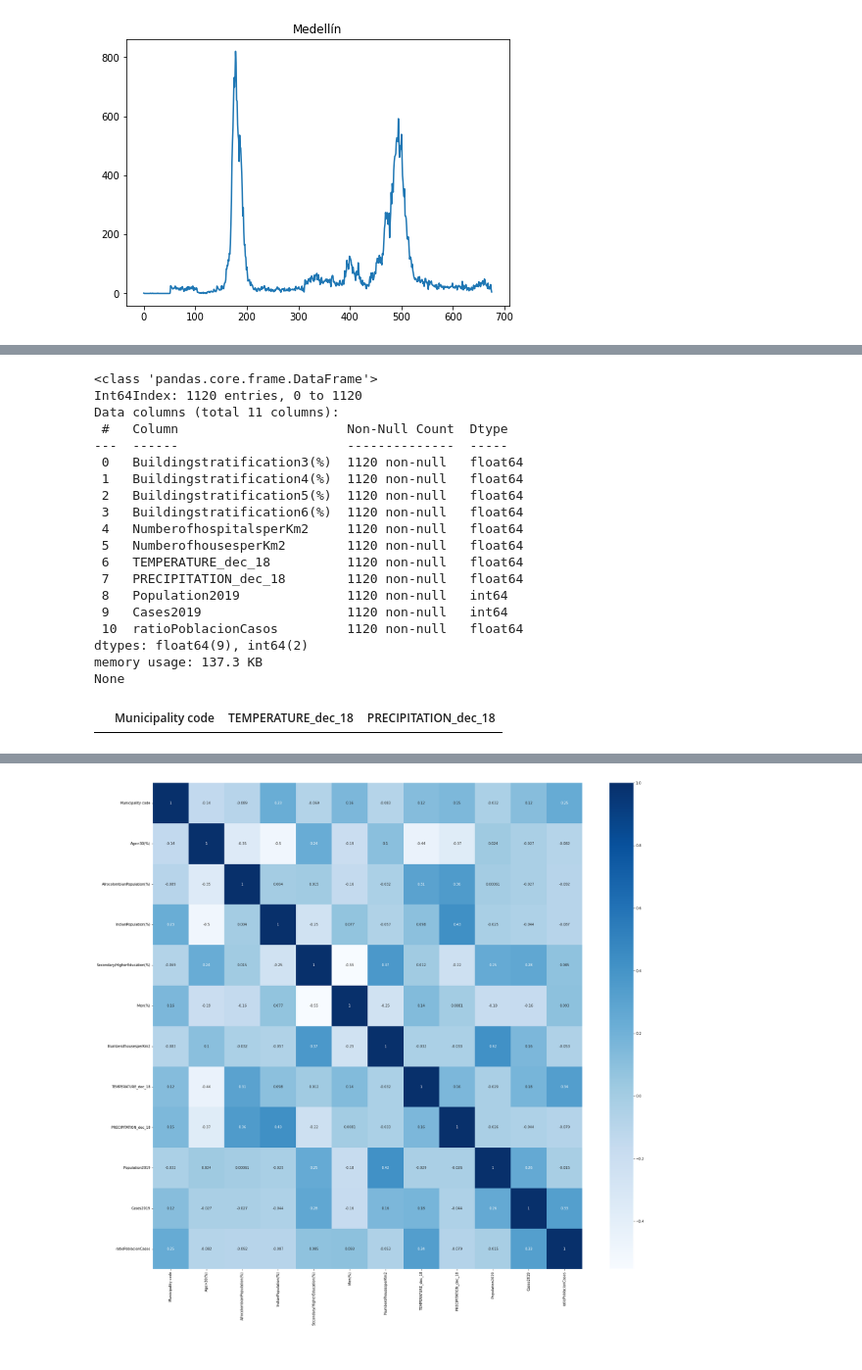
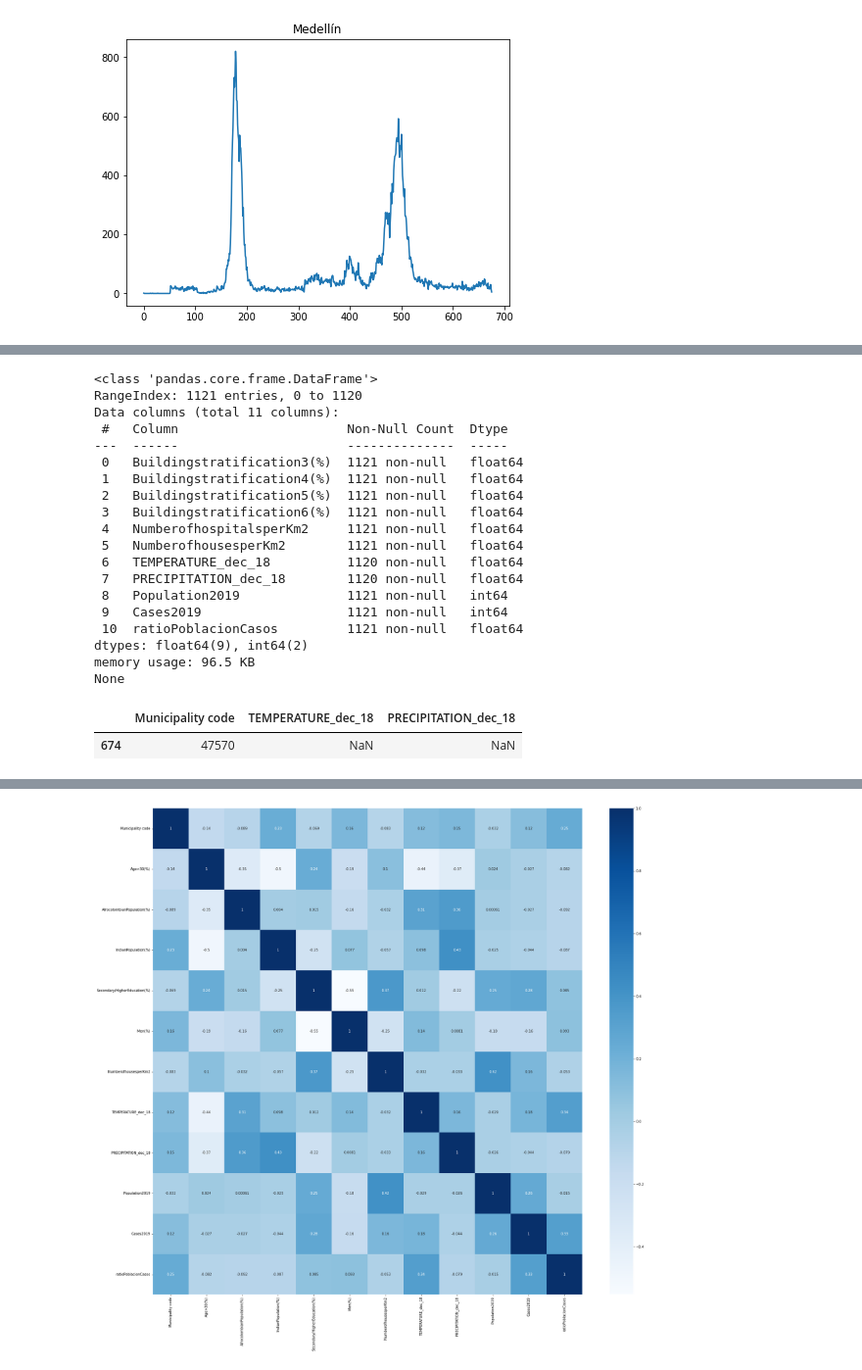
Before and after one commit to freddy120/MIAD_no_supervisado_project, a Jupyter notebook: notebook/DBSCAN.ipynb, the cells around one changed output, grey strips where cells are left out. Shown at 98% size. Drawn from its saved outputs; the diff is of its cells as text; code cells hidden in the pictures.

```diff
--- a/notebook/DBSCAN.ipynb
+++ b/notebook/DBSCAN.ipynb
@@ -74,6 +47,3 @@ dengue_df[dengue_df.isnull().any(axis=1)]
 |  | Municipality code | Municipality | Population2007 | Population2008 | Population2009 | Population2010 | ... |
 | 674 | 47570 | Puebloviejo | 25985 | 26261 | 26557 | 26828 | ... |
 1 rows × 1017 columns
-# %%
-dengue_df = dengue_df.dropna()
-dengue_df.shape
@@ -249,35 +188,37 @@ memory usage: 207.3 KB
 print(reducidaini.iloc[:,19:].info())
 # %% [output]
 <class 'pandas.core.frame.DataFrame'>
-Int64Index: 1120 entries, 0 to 1120
+RangeIndex: 1121 entries, 0 to 1120
 Data columns (total 11 columns):
  #   Column                      Non-Null Count  Dtype
 ---  ------                      --------------  -----
- 0   Buildingstratification3(%)  1120 non-null   float64
- 1   Buildingstratification4(%)  1120 non-null   float64
- 2   Buildingstratification5(%)  1120 non-null   float64
- 3   Buildingstratification6(%)  1120 non-null   float64
- 4   NumberofhospitalsperKm2     1120 non-null   float64
- 5   NumberofhousesperKm2        1120 non-null   float64
+ 0   Buildingstratification3(%)  1121 non-null   float64
+ 1   Buildingstratification4(%)  1121 non-null   float64
+ 2   Buildingstratification5(%)  1121 non-null   float64
+ 3   Buildingstratification6(%)  1121 non-null   float64
+ 4   NumberofhospitalsperKm2     1121 non-null   float64
+ 5   NumberofhousesperKm2        1121 non-null   float64
  6   TEMPERATURE_dec_18          1120 non-null   float64
  7   PRECIPITATION_dec_18        1120 non-null   float64
- 8   Population2019              1120 non-null   int64
- 9   Cases2019                   1120 non-null   int64
- 10  ratioPoblacionCasos         1120 non-null   float64
+ 8   Population2019              1121 non-null   int64
+ 9   Cases2019                   1121 non-null   int64
+ 10  ratioPoblacionCasos         1121 non-null   float64
 dtypes: float64(9), int64(2)
-memory usage: 137.3 KB
+memory usage: 96.5 KB
 None
 # %%
 from asyncio.windows_events import NULL
 from cmath import nan
 
 valoresNulos=reducida[np.isnan(reducida['TEMPERATURE_dec_18']) | np.isnan(reducida['PRECIPITATION_dec_18'])][['Municipality code','TEMPERATURE_dec_18','PRECIPITATION_dec_18']]
 display(valoresNulos)
 
 reducidalimpia=reducida[reducida['Municipality code']!=47570]
+reducidainilimpia=reducidaini[reducidaini['Municipality code']!=47570]
 reducidalimpia.describe()
 # %% [output]
 |  | Municipality code | TEMPERATURE_dec_18 | PRECIPITATION_dec_18 |
+| 674 | 47570 | NaN | NaN |
 |  | Municipality code | Age>30(%) | AfrocolombianPopulation(%) | IndianPopulation(%) | Secondary/HigherEducation(%) | ... |
 | count | 1120.000000 | 1120.000000 | 1120.000000 | 1120.000000 | 1120.000000 | ... |
 | mean | 38658.553571 | 50.217250 | 7.052393 | 7.360429 | 44.003848 | ... |
```
Also changed, not shown: parts of 17 cells of this notebook.
